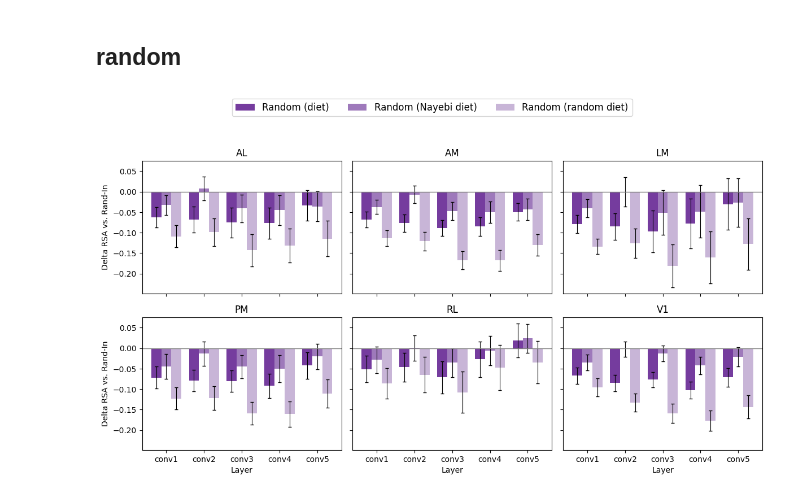
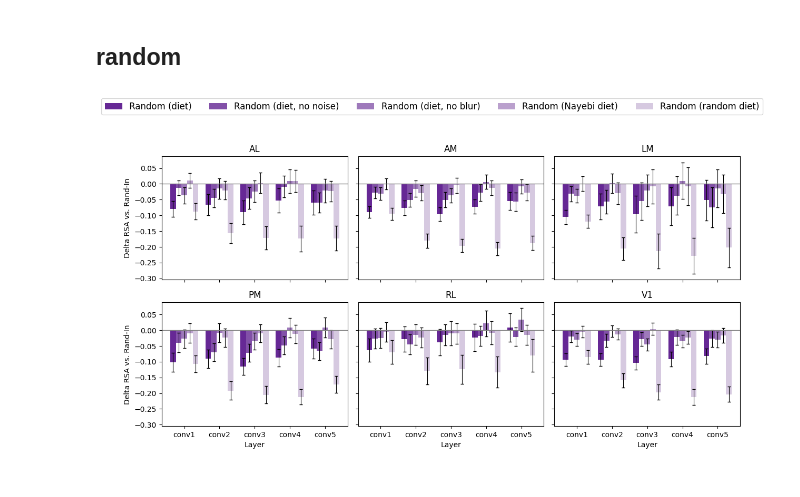
Before and after one commit to giovanni-lucarelli/mice-representation, a Jupyter notebook: neural-mapping/plots.ipynb, the cells around one changed output. Saved outputs shown, nothing was run; the diff lists cells and outputs as text; code cells hidden in the pictures.

```diff
--- a/neural-mapping/plots.ipynb
+++ b/neural-mapping/plots.ipynb
@@ -179,13 +244,15 @@ fig.savefig("./image/nayebi-diet.jpeg", dpi=300, bbox_inches="tight")
 # %%
 to_plot = {
     "Rand-In" : model_dfs["Random-no-diet"],
     "Rand-Id" : model_dfs["Random-diet"],
+    "Rand-Idnn" : model_dfs["Random-diet-no-noise"],
+    "Rand-Idnb" : model_dfs["Random-diet-no-blur"],
     "Rand-Iny" : model_dfs["Random-nayebi-diet"],
     "Rand-Ir" : model_dfs["Random-random-diet"],
 }
 
 fig, axes = plot_delta_vs_baseline(to_plot)
 plt.show()
-fig.savefig("./image/random.jpeg", dpi=300, bbox_inches="tight")
+# fig.savefig("./image/random.jpeg", dpi=300, bbox_inches="tight")
 # %% [output]
-[figure, old version]
+[figure, new version]
```
Also changed, not shown: parts of 9 cells of this notebook, 10 other files.
